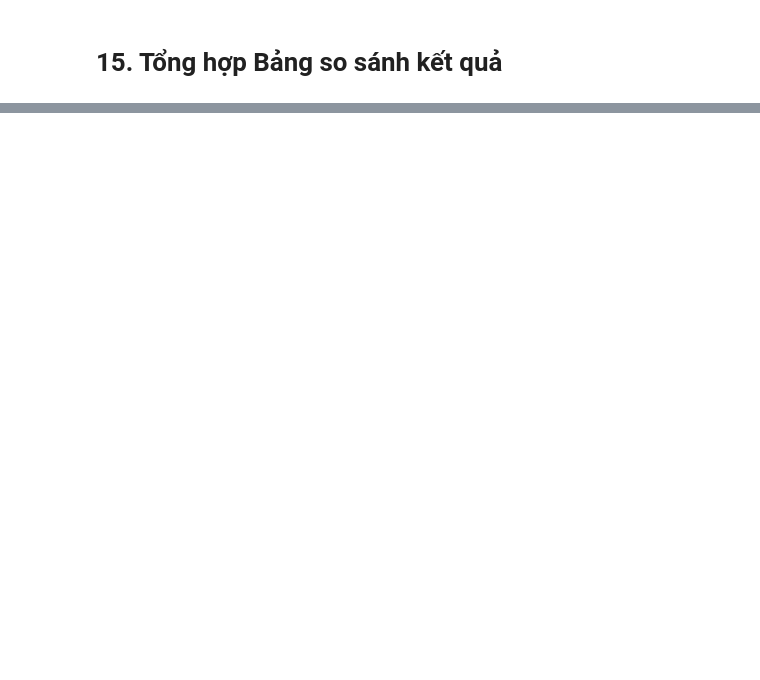
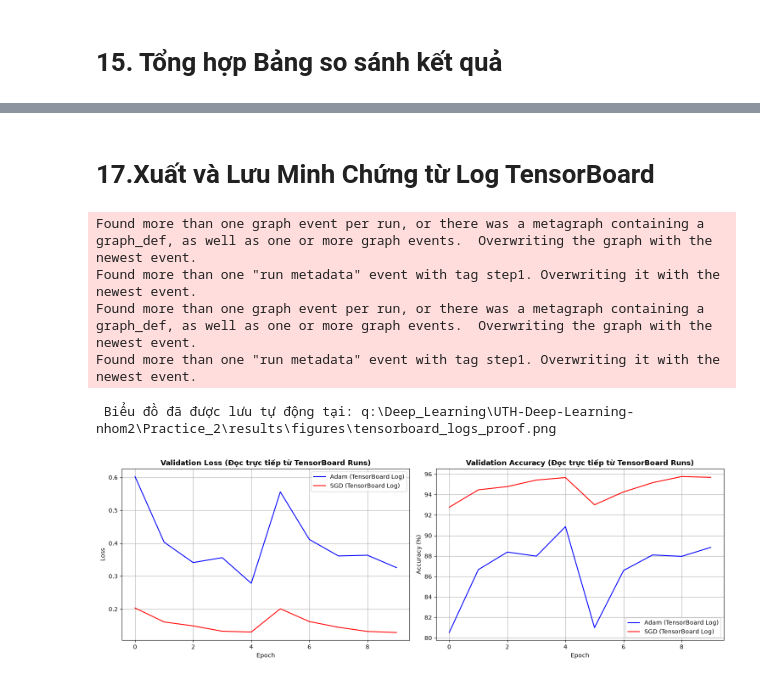
Before and after one commit to tanlen06-debug/UTH-Deep-Learning-nhom2, a Jupyter notebook: Practice_2/notebooks/05_training_tensorboard.ipynb, the cells around one changed output, grey strips where cells are left out. Cells and saved outputs as stored; diff of their text form; code cells hidden in the pictures; blank space fills up the shorter version.

```diff
--- a/Practice_2/notebooks/05_training_tensorboard.ipynb
+++ b/Practice_2/notebooks/05_training_tensorboard.ipynb
@@ -290,0 +361,54 @@ display(df_compare)
+# %% [markdown]
+# 17.Xuất và Lưu Minh Chứng từ Log TensorBoard
+# %%
+from tensorboard.backend.event_processing import event_accumulator
+
+def extract_tensorboard_scalars(log_dir):
+    """Đọc dữ liệu scalars trực tiếp từ file log của TensorBoard."""
+    ea = event_accumulator.EventAccumulator(log_dir)
+    ea.Reload()
+
+    tags = ea.Tags()['scalars']
+    data = {}
+    for tag in tags:
+        events = ea.Scalars(tag)
+        data[tag] = [e.value for e in events]
+    return data
+
+# Đọc log TensorBoard của Adam & SGD
+tb_data_adam = extract_tensorboard_scalars(log_dir_adam)
+tb_data_sgd = extract_tensorboard_scalars(log_dir_sgd)
+
+# Vẽ biểu đồ kiểm chứng từ dữ liệu thu thập của TensorBoard
+fig_tb, (ax1, ax2) = plt.subplots(1, 2, figsize=(15, 5))
+
+# Đồ thị Validation Loss thu từ TensorBoard Log
+ax1.plot(tb_data_adam['Loss/Validation'], label='Adam (TensorBoard Log)', color='blue')
+ax1.plot(tb_data_sgd['Loss/Validation'], label='SGD (TensorBoard Log)', color='red')
+ax1.set_title('Validation Loss (Đọc trực tiếp từ TensorBoard Runs)', fontweight='bold')
+ax1.set_xlabel('Epoch')
+ax1.set_ylabel('Loss')
+ax1.legend()
+ax1.grid(True)
+
+# Đồ thị Validation Accuracy thu từ TensorBoard Log
+ax2.plot(tb_data_adam['Accuracy/Validation'], label='Adam (TensorBoard Log)', color='blue')
+ax2.plot(tb_data_sgd['Accuracy/Validation'], label='SGD (TensorBoard Log)', color='red')
+ax2.set_title('Validation Accuracy (Đọc trực tiếp từ TensorBoard Runs)', fontweight='bold')
+ax2.set_xlabel('Epoch')
+ax2.set_ylabel('Accuracy (%)')
+ax2.legend()
+ax2.grid(True)
+
+plt.tight_layout()
+
+# Lưu minh chứng TensorBoard vào thư mục results/figures/
+save_plot(fig_tb, "tensorboard_logs_proof.png")
+plt.show()
+# %% [output]
+Found more than one graph event per run, or there was a metagraph containing a graph_def, as well as one or more graph events.  Overwriting the graph with the newest event.
+Found more than one "run metadata" event with tag step1. Overwriting it with the newest event.
+Found more than one graph event per run, or there was a metagraph containing a graph_def, as well as one or more graph events.  Overwriting the graph with the newest event.
+Found more than one "run metadata" event with tag step1. Overwriting it with the newest event.
+ Biểu đồ đã được lưu tự động tại: q:\Deep_Learning\UTH-Deep-Learning-nhom2\Practice_2\results\figures\tensorboard_logs_proof.png
+[figure, added]
```
Also changed, not shown: parts of 11 cells of this notebook, 2 other files.
